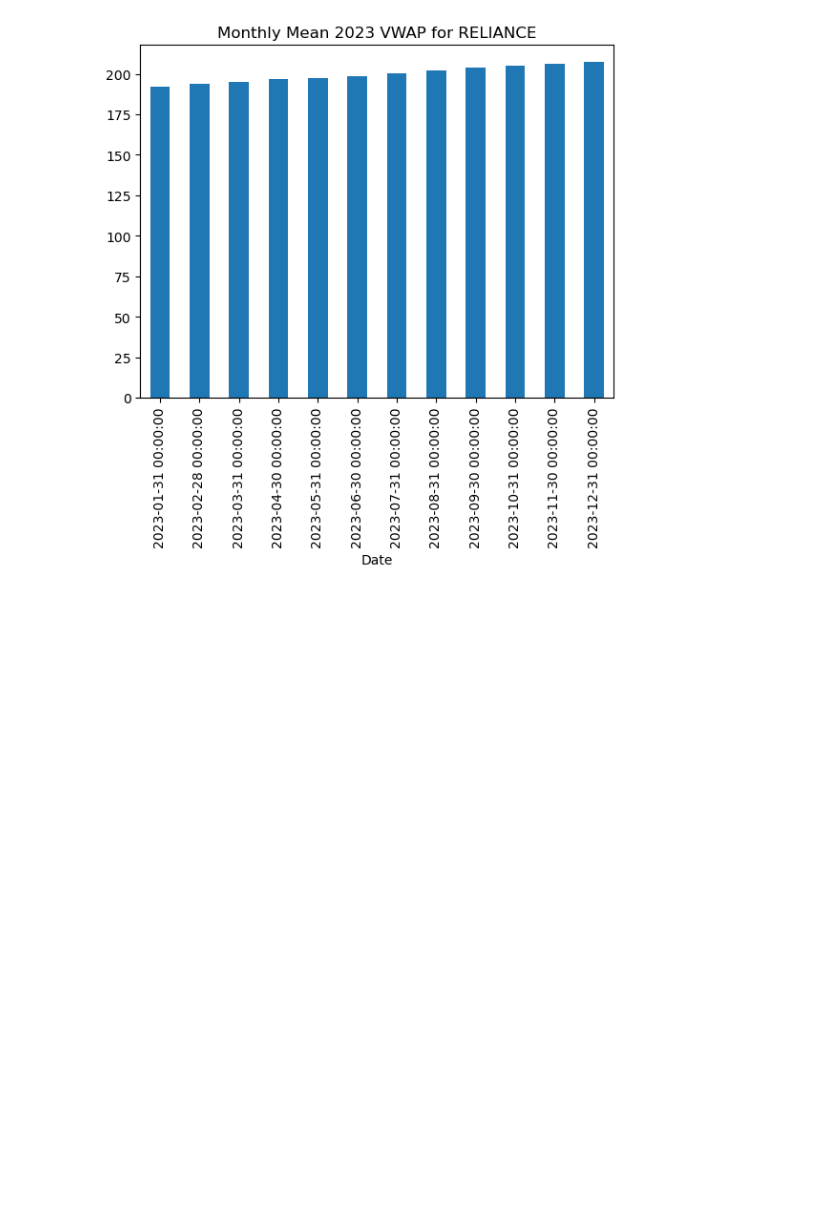
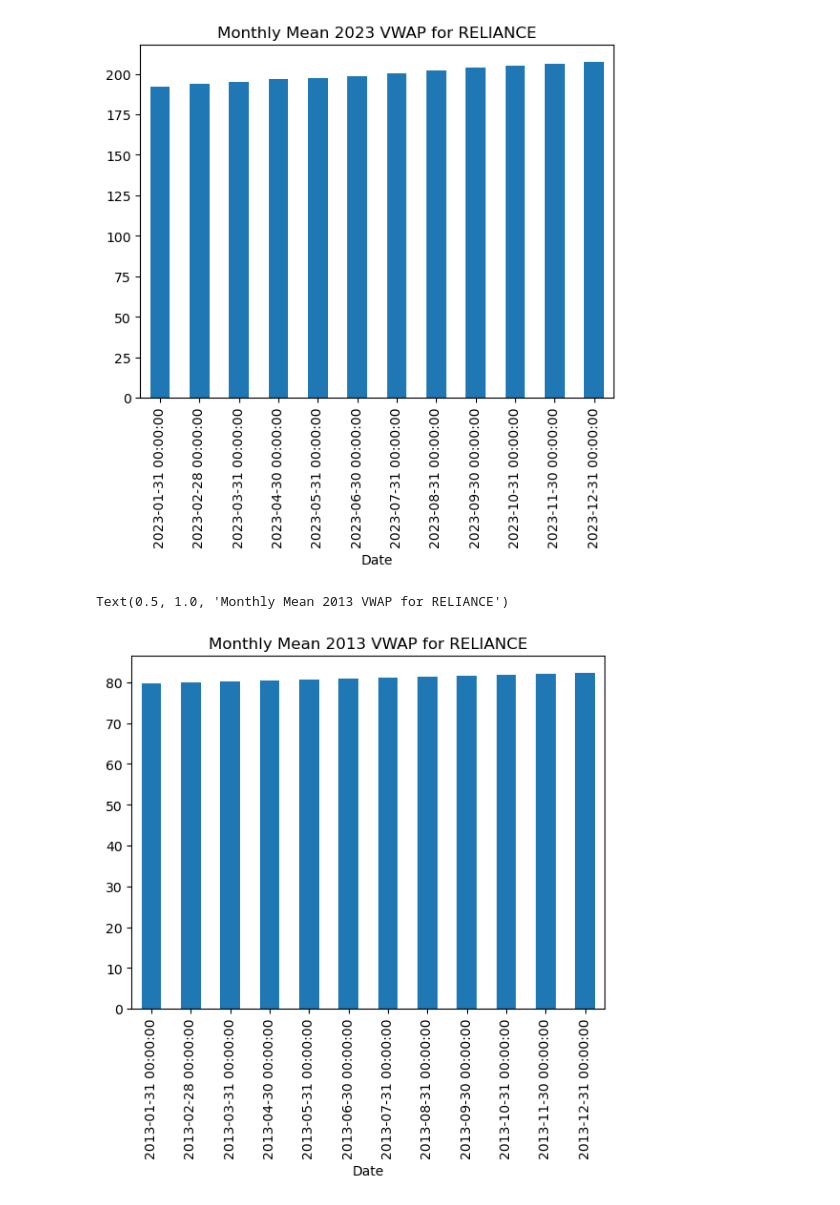
Before and after one commit to HP3-16/time-series-stocks, a Jupyter notebook: main_update_v1.ipynb, the cells around one changed output. Cells and saved outputs as stored; diff of their text form; code cells hidden in the pictures; blank space fills up the shorter version.

Commit message:
visualizations extended

```diff
--- a/main_update_v1.ipynb
+++ b/main_update_v1.ipynb
@@ -114,3 +115,9 @@ plt.title('Monthly Mean 2023 VWAP for RELIANCE')
 # %% [output]
 Text(0.5, 1.0, 'Monthly Mean 2023 VWAP for RELIANCE')
 [figure]
+# %%
+df['VWAP']['2013'].resample('M').mean().plot(kind='bar')
+plt.title('Monthly Mean 2013 VWAP for RELIANCE')
+# %% [output]
+Text(0.5, 1.0, 'Monthly Mean 2013 VWAP for RELIANCE')
+[figure, added]
```
Also changed, not shown: parts of 1 cell of this notebook.
